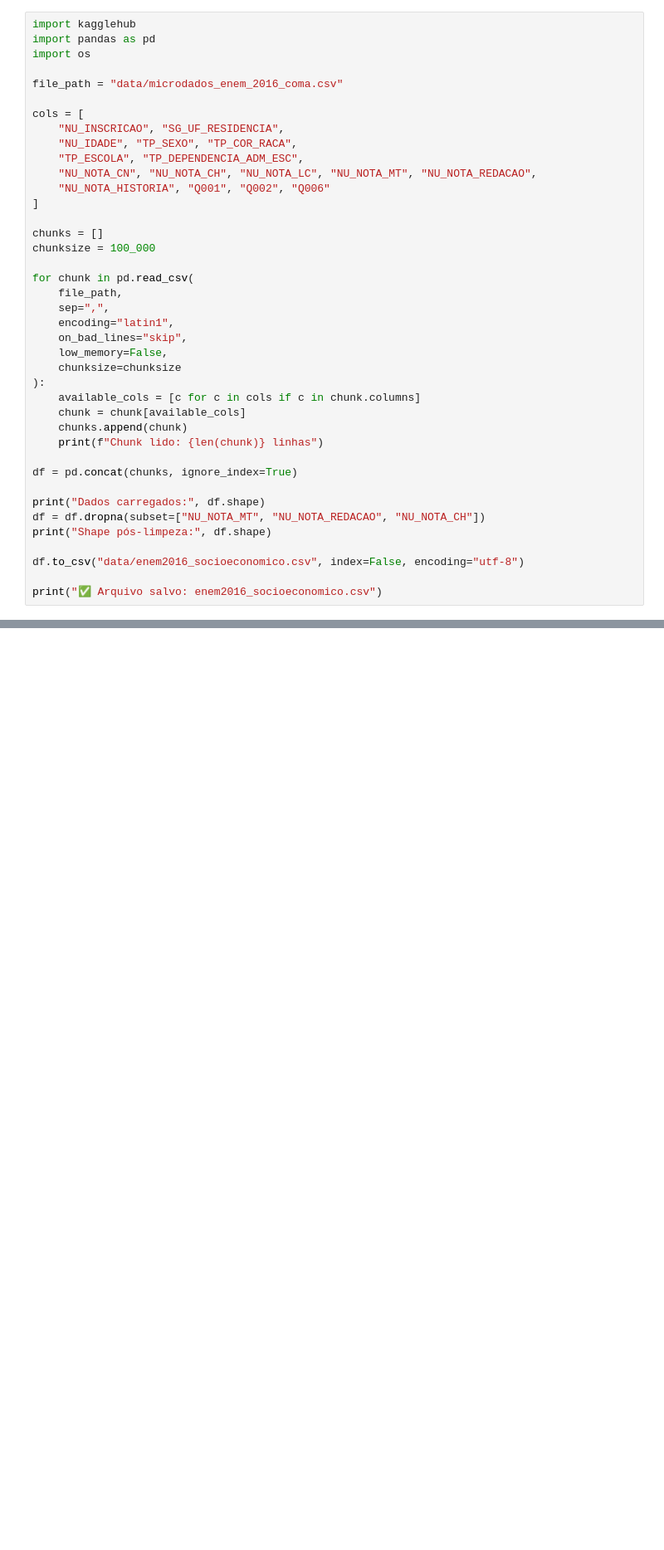
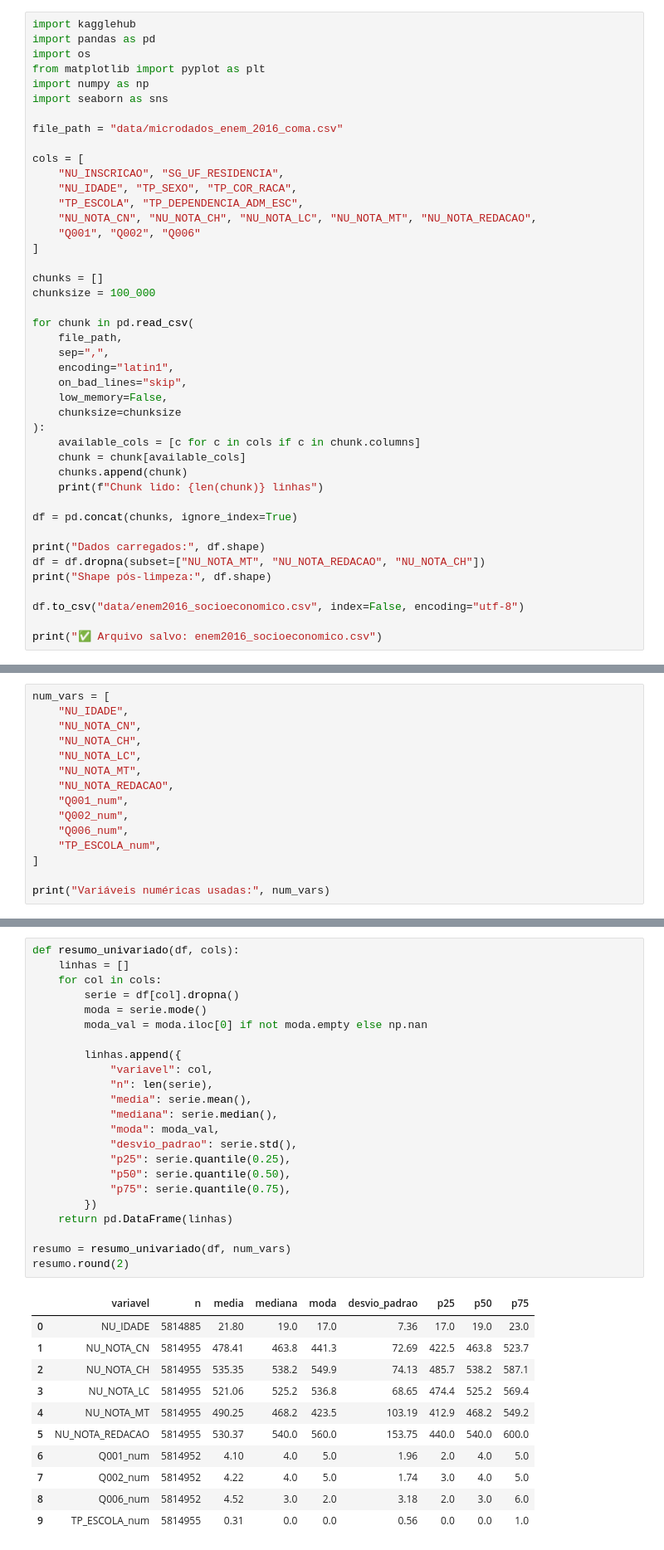
Before and after one commit to Fkureski/DataAnalyticsENEM2016, a Jupyter notebook: main.ipynb, the cells around one changed output, grey strips where cells are left out. Shown at 83% size. Cells and saved outputs as stored; diff of their text form; blank space fills up the shorter version.

```diff
--- a/main.ipynb
+++ b/main.ipynb
@@ -2,6 +2,9 @@
 import kagglehub
 import pandas as pd
 import os
+from matplotlib import pyplot as plt
+import numpy as np
+import seaborn as sns
 
 file_path = "data/microdados_enem_2016_coma.csv"
 
@@ -10,7 +13,7 @@ cols = [
     "NU_IDADE", "TP_SEXO", "TP_COR_RACA",
     "TP_ESCOLA", "TP_DEPENDENCIA_ADM_ESC",
     "NU_NOTA_CN", "NU_NOTA_CH", "NU_NOTA_LC", "NU_NOTA_MT", "NU_NOTA_REDACAO",
-    "NU_NOTA_HISTORIA", "Q001", "Q002", "Q006"
+    "Q001", "Q002", "Q006"
 ]
 
 chunks = []
@@ -156,0 +104,15 @@ Shape pós-limpeza: (5814955, 18)
+# %%
+num_vars = [
+    "NU_IDADE",
+    "NU_NOTA_CN",
+    "NU_NOTA_CH",
+    "NU_NOTA_LC",
+    "NU_NOTA_MT",
+    "NU_NOTA_REDACAO",
+    "Q001_num",
+    "Q002_num",
+    "Q006_num",
+    "TP_ESCOLA_num",
+]
+
+print("Variáveis numéricas usadas:", num_vars)
@@ -156,0 +121,35 @@ Shape pós-limpeza: (5814955, 18)
+# %%
+def resumo_univariado(df, cols):
+    linhas = []
+    for col in cols:
+        serie = df[col].dropna()
+        moda = serie.mode()
+        moda_val = moda.iloc[0] if not moda.empty else np.nan
+
+        linhas.append({
+            "variavel": col,
+            "n": len(serie),
+            "media": serie.mean(),
+            "mediana": serie.median(),
+            "moda": moda_val,
+            "desvio_padrao": serie.std(),
+            "p25": serie.quantile(0.25),
+            "p50": serie.quantile(0.50),
+            "p75": serie.quantile(0.75),
+        })
+    return pd.DataFrame(linhas)
+
+resumo = resumo_univariado(df, num_vars)
+resumo.round(2)
+# %% [output]
+|  | variavel | n | media | mediana | moda | desvio_padrao | p25 | p50 | p75 |
+| 0 | NU_IDADE | 5814885 | 21.80 | 19.0 | 17.0 | 7.36 | 17.0 | 19.0 | 23.0 |
+| 1 | NU_NOTA_CN | 5814955 | 478.41 | 463.8 | 441.3 | 72.69 | 422.5 | 463.8 | 523.7 |
+| 2 | NU_NOTA_CH | 5814955 | 535.35 | 538.2 | 549.9 | 74.13 | 485.7 | 538.2 | 587.1 |
+| 3 | NU_NOTA_LC | 5814955 | 521.06 | 525.2 | 536.8 | 68.65 | 474.4 | 525.2 | 569.4 |
+| 4 | NU_NOTA_MT | 5814955 | 490.25 | 468.2 | 423.5 | 103.19 | 412.9 | 468.2 | 549.2 |
+| 5 | NU_NOTA_REDACAO | 5814955 | 530.37 | 540.0 | 560.0 | 153.75 | 440.0 | 540.0 | 600.0 |
+| 6 | Q001_num | 5814952 | 4.10 | 4.0 | 5.0 | 1.96 | 2.0 | 4.0 | 5.0 |
+| 7 | Q002_num | 5814952 | 4.22 | 4.0 | 5.0 | 1.74 | 3.0 | 4.0 | 5.0 |
+| 8 | Q006_num | 5814952 | 4.52 | 3.0 | 2.0 | 3.18 | 2.0 | 3.0 | 6.0 |
+| 9 | TP_ESCOLA_num | 5814955 | 0.31 | 0.0 | 0.0 | 0.56 | 0.0 | 0.0 | 1.0 |
```
Also changed, not shown: parts of 8 cells of this notebook, 2 other files.
